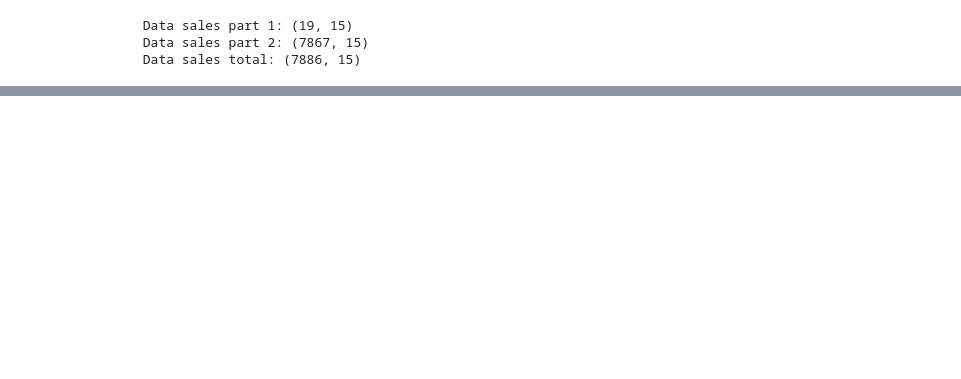
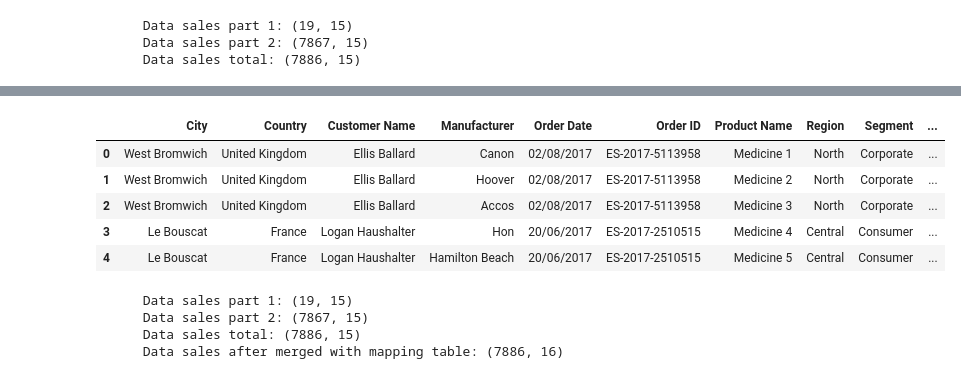
Before and after one commit to mr-EgGmAn/nghi_course06, a Jupyter notebook: notebooks/medicstore_nb1.ipynb, the cells around one changed output, grey strips where cells are left out. Cells and saved outputs as stored; diff of their text form; code cells hidden in the pictures; blank space fills up the shorter version.

Commit message:
feat(notebooks): add mapping table and export resulting data to Excel
- Load mapping data from Excel
- Merge sales and mapping data
- Calculate total sales and export the resulting table

```diff
--- a/notebooks/medicstore_nb1.ipynb
+++ b/notebooks/medicstore_nb1.ipynb
@@ -17,6 +17,7 @@ import pandas as pd
 # Load the data
 df_sales_part1 = pd.read_csv("../data/Sales_MedicStore_part1.csv", sep=";")
 df_sales_part2 = pd.read_csv("../data/Sales_MedicStore_part2.csv", sep=";")
+df_mapping = pd.read_excel("../data/Mapping.xlsx")
 # %%
 # Look at the first 5 rows of data part 1
 df_sales_part1.head(5)
@@ -77,2 +117,28 @@ print(f"""
 # %%
 # Assemble the Sales Table with the Mapping Table
+df_merged = pd.merge(
+    df_sales, df_mapping, left_on="Sub-Category", right_on="Sub-Category"
+)
+
+# Look at the merged data
+df_merged.head()
+# %% [output]
+|  | City | Country | Customer Name | Manufacturer | Order Date | Order ID | Product Name | Region | Segment | ... |
+| 0 | West Bromwich | United Kingdom | Ellis Ballard | Canon | 02/08/2017 | ES-2017-5113958 | Medicine 1 | North | Corporate | ... |
+| 1 | West Bromwich | United Kingdom | Ellis Ballard | Hoover | 02/08/2017 | ES-2017-5113958 | Medicine 2 | North | Corporate | ... |
+| 2 | West Bromwich | United Kingdom | Ellis Ballard | Accos | 02/08/2017 | ES-2017-5113958 | Medicine 3 | North | Corporate | ... |
+| 3 | Le Bouscat | France | Logan Haushalter | Hon | 20/06/2017 | ES-2017-2510515 | Medicine 4 | Central | Consumer | ... |
+| 4 | Le Bouscat | France | Logan Haushalter | Hamilton Beach | 20/06/2017 | ES-2017-2510515 | Medicine 5 | Central | Consumer | ... |
+# %%
+# Reexamine if we have enough of data or not
+print(f"""
+      Data sales part 1: {df_sales_part1.shape}
+      Data sales part 2: {df_sales_part2.shape}
+      Data sales total: {df_sales.shape}
+      Data sales after merged with mapping table: {df_merged.shape}
+      """)
+# %% [output]
+      Data sales part 1: (19, 15)
+      Data sales part 2: (7867, 15)
+      Data sales total: (7886, 15)
+      Data sales after merged with mapping table: (7886, 16)
```
Also changed, not shown: parts of 6 cells of this notebook, 1 other file.
